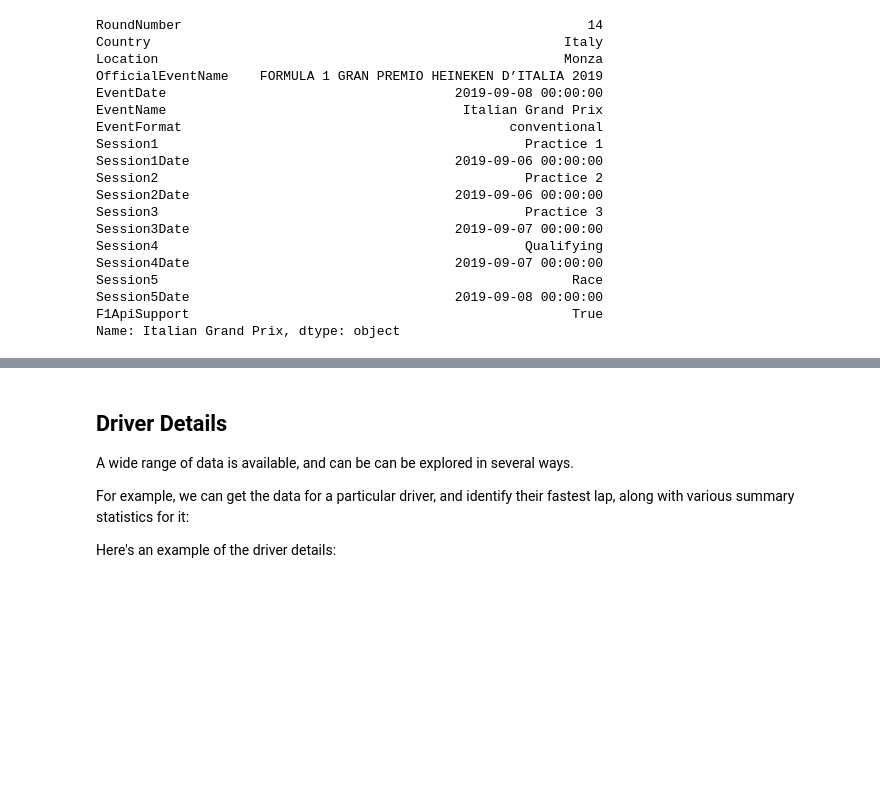
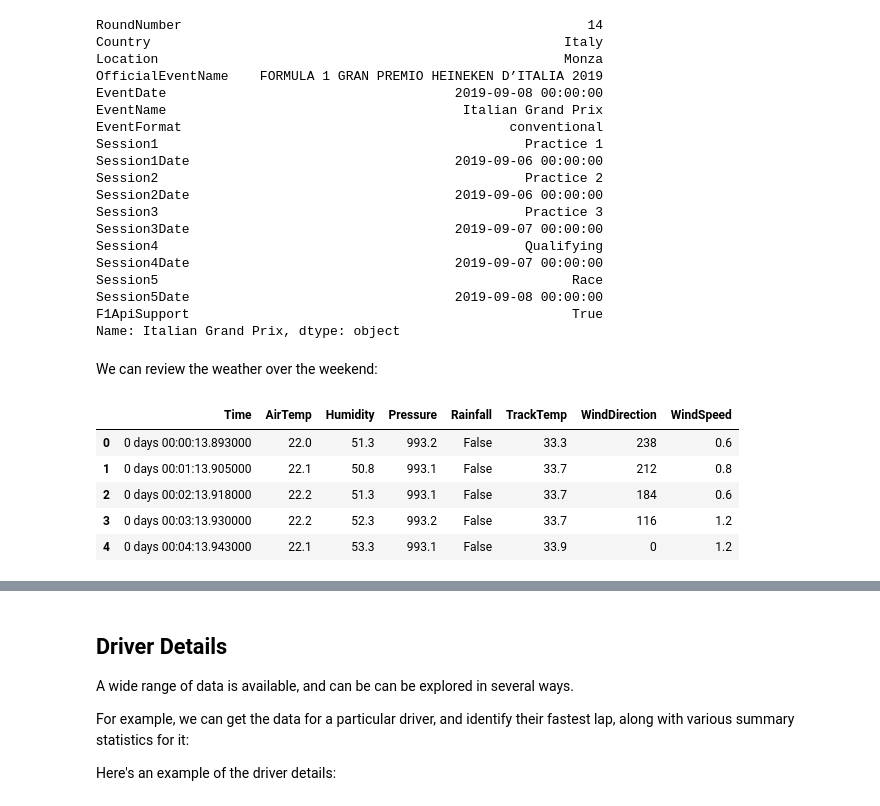
Before and after one commit to f1datajunkie/wranglingf1datawithpython, a Jupyter notebook: book/fastf1-demo.ipynb, the cells around one changed output, grey strips where cells are left out. Cells and saved outputs as stored; diff of their text form; code cells hidden in the pictures; blank space fills up the shorter version.

```diff
--- a/book/fastf1-demo.ipynb
+++ b/book/fastf1-demo.ipynb
@@ -83,3 +118,14 @@ Session5                                                     Race
 Session5Date                                  2019-09-08 00:00:00
 F1ApiSupport                                                 True
 Name: Italian Grand Prix, dtype: object
+# %% [markdown]
+We can review the weather over the weekend:
+# %%
+monza_quali.weather_data.head()
+# %% [output]
+|  | Time | AirTemp | Humidity | Pressure | Rainfall | TrackTemp | WindDirection | WindSpeed |
+| 0 | 0 days 00:00:13.893000 | 22.0 | 51.3 | 993.2 | False | 33.3 | 238 | 0.6 |
+| 1 | 0 days 00:01:13.905000 | 22.1 | 50.8 | 993.1 | False | 33.7 | 212 | 0.8 |
+| 2 | 0 days 00:02:13.918000 | 22.2 | 51.3 | 993.1 | False | 33.7 | 184 | 0.6 |
+| 3 | 0 days 00:03:13.930000 | 22.2 | 52.3 | 993.2 | False | 33.7 | 116 | 1.2 |
+| 4 | 0 days 00:04:13.943000 | 22.1 | 53.3 | 993.1 | False | 33.9 | 0 | 1.2 |
```
Also changed, not shown: parts of 18 cells of this notebook.
